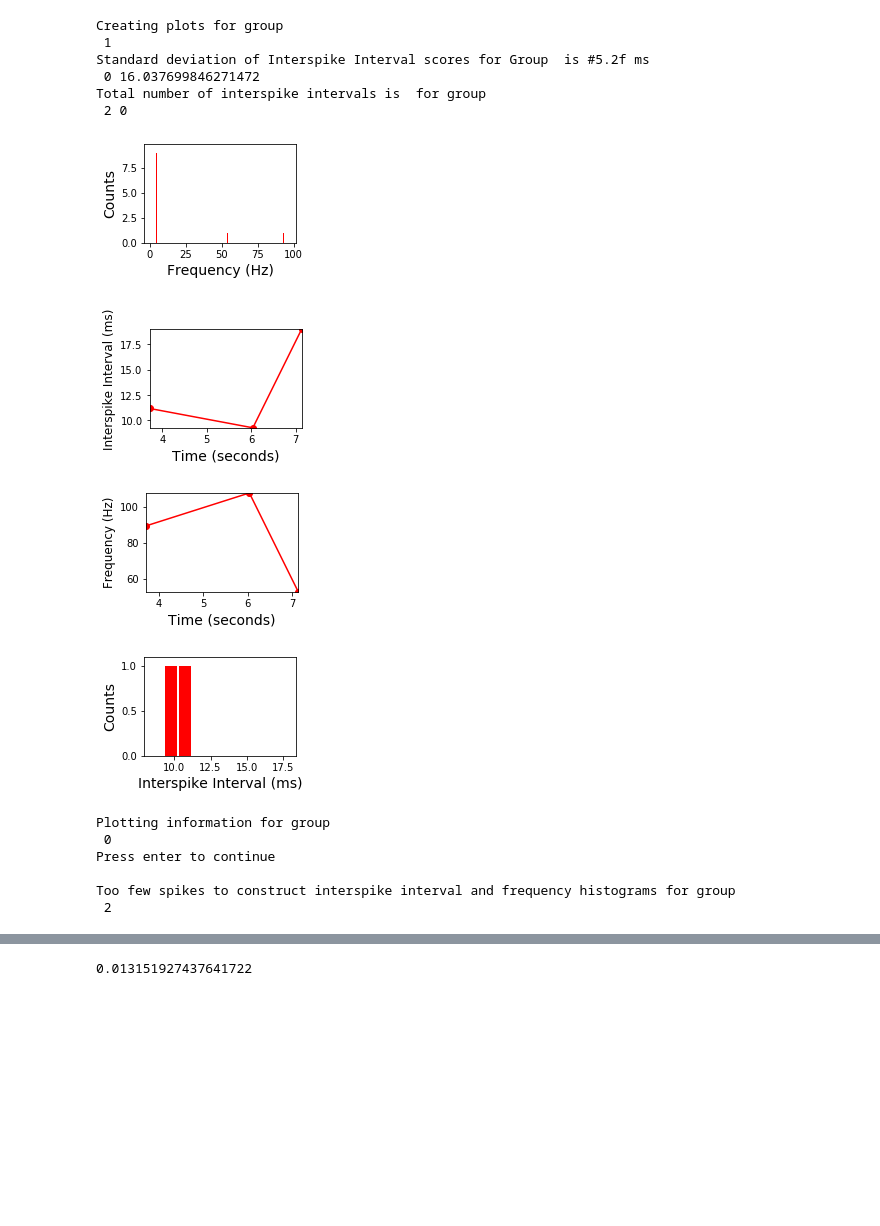
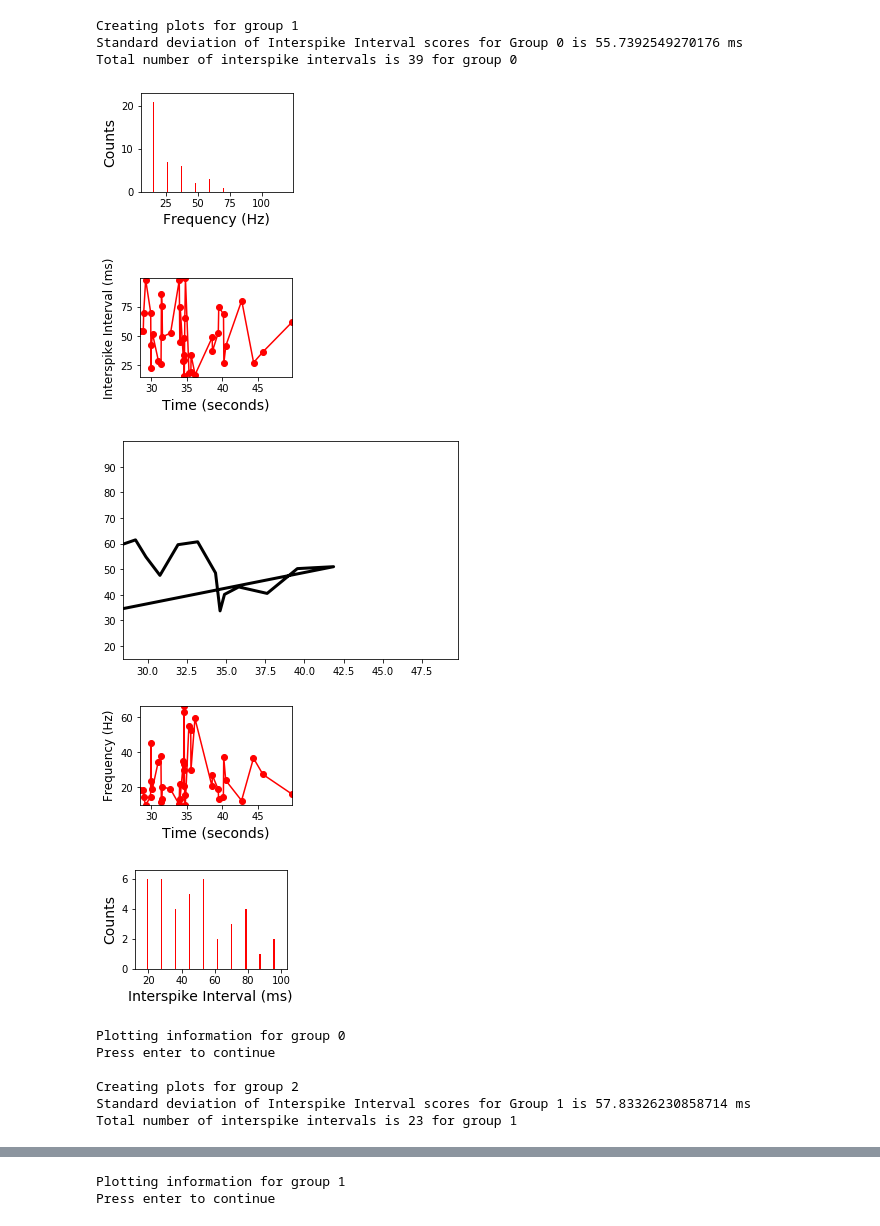
Before and after one commit to panarnur/Spike-Sort-Python, a Jupyter notebook: Spiker_Sorting.ipynb, the cells around one changed output, grey strips where cells are left out. Saved outputs shown, nothing was run; the diff lists cells and outputs as text; code cells hidden in the pictures; blank space fills up the shorter version.

```diff
--- a/Spiker_Sorting.ipynb
+++ b/Spiker_Sorting.ipynb
@@ -838,7 +847,7 @@ Finished calculating distance up to peak  out of  peaks
 End finding distances between scores
 # %%
-num_group_elements=np.zeros((1000,1))
-group_elements=np.zeros((1000,100))
+num_group_elements=np.zeros((100000,1))
+group_elements=np.zeros((100000,10000))
 
 number_groups = 0
 iretry_groups = 1
@@ -1394,7 +1376,7 @@ print('\n')
 
 for kk in range(0,number_groups):
     if (number_isi[kk] > 1):
-       print('Creating plots for group  \n',kk+1)
+       print('Creating plots for group {}'.format(kk+1))
        isimin = float(1e20)
        isimax = float(-1e20)
        isimean = 0.0
@@ -1407,23 +1389,24 @@ for kk in range(0,number_groups):
        fnum = float(number_isi[kk])
        isimean = isimean/fnum
        standard_deviation = sqrt((isimean2 - (isimean**2)/fnum)/(fnum-1))
-       print('Standard deviation of Interspike Interval scores for Group  is #5.2f ms \n',kk,1000.*standard_deviation)
+       print('Standard deviation of Interspike Interval scores for Group {} is {} ms'.format(kk,1000.*standard_deviation))
        disi = (isimax - isimin)/float(interval_freq)
        binisi = np.zeros((interval_freq,1))
        ijbinisi = 0
-       for ijk in range(0,int(interval_freq)):
+       for ijk in range(1,interval_freq+1):  #I added 1 because of the iterator is involved in arithmetic operations
            isi_low = isimin + float(ijk-1)*disi
            isi_high = isimin + float(ijk)*disi
-           xisi[ijk] = isimin + (float(ijk)-.5)*disi
+           xisi[ijk-1] = isimin + (float(ijk)-.5)*disi  #Added -1
            for ij in range(0,int(number_isi[kk])):
                if (yisi1[ij,kk] >= isi_low and yisi1[ij,kk] < isi_high):
-                  binisi[ijk] = binisi[ijk] + 1.0
+                  binisi[ijk-1] = binisi[ijk-1] + 1.0
                   ijbinisi = ijbinisi + 1
 
-       print('Total number of interspike intervals is  for group  \n',ijbinisi,kk)
+       print('Total number of interspike intervals is {} for group {}'.format(ijbinisi,kk))
 
        freqminc = 1e10
        freqmaxc = -1e10
+
        for ij in range(0,int(num_group_elements[kk])-1):
            ff = freq[ij,kk]
            freqminc = min(freqminc,freq[ij,kk])
@@ -1435,13 +1418,13 @@ for kk in range(0,number_groups):
        dfreq = (freqmax-freqmin)/float(interval_freq)
        ijbin = 0
        binfreq = np.zeros((interval_freq,1))
-       for ijk in range(0,int(interval_freq)):
+       for ijk in range(1,int(interval_freq)+1): #Added +1 because ijk is involved in arithmetic operations
            freq_low = freqmin + float(ijk-1)*dfreq
            freq_high = freqmin + float(ijk)*dfreq
-           xfreq[ijk] = freqmin + (float(ijk)-.5)*dfreq
+           xfreq[ijk-1] = freqmin + (float(ijk)-.5)*dfreq
            for ij in range(0,int(num_group_elements[kk])):
                if (freq[ij,kk] >= freq_low and freq[ij,kk] < freq_high):
-                   binfreq[ijk] = binfreq[ijk] + 1
+                   binfreq[ijk-1] = binfreq[ijk-1] + 1
                    ijbin = ijbin + 1
 
        sts = str(sts[kk])
@@ -1501,9 +1484,9 @@ for kk in range(0,number_groups):
        for ijka in np.arange(num_skip,int(number_isi[kk]-num_skip),num_skip):
            ijkc = ijkc + 1
 
-       xisiib_avg = np.zeros((ijkc,1))
-       yisiib_avg = np.zeros((ijkc,1))
-       freqb_avg = np.zeros((ijkc,1))
+       xisiib_avg = np.zeros((ijkc+10000,1))
+       yisiib_avg = np.zeros((ijkc+10000,1))
+       freqb_avg = np.zeros((ijkc+10000,1))
 
        ijkc = 0
        for ijka in np.arange(num_skip,int(number_isi[kk]-num_skip),num_skip):
@@ -1527,48 +1510,47 @@ for kk in range(0,number_groups):
        matplotlib.pyplot.subplot(2,2,1)
 
        plt.plot(xisiif,yisiif,sts)
        plt.axis([aaa,bbb,ccc,ddd])
        plt.xlabel('Time (seconds)',fontsize=14)
        plt.ylabel('Frequency (Hz)',fontSize=12)
        plt.show()
 
        if (ijkc > 1):
           plt.plot(xisiib_avg,freqb_avg,'k-',linewidth=3)
           plt.axis([aaa,bbb,ccc,ddd])
+          plt.show()
 
        matplotlib.pyplot.subplot(2,2,4)
 
        spltb_call_c=str(spltb[kk])
        xisi=xisi.ravel()
        binisi=binisi.ravel()
        plt.bar(1000*xisi,binisi,color=spltb_call_c)
        distxim = max(1000*xisi) - min(1000*xisi)
        plt.axis([min(1000*xisi)-.1*distxim,max(1000*xisi)+.1*distxim,0,1.1*max(binisi)])
        plt.xlabel('Interspike Interval (ms)',fontsize=14)
        plt.ylabel('Counts',fontsize=14)
        plt.show()
-       print('Plotting information for group  \n',kk)
+       print('Plotting information for group {}'.format(kk))
 
        if (kk < number_groups):
           print('Press enter to continue \n')
     else:
-        print('Too few spikes to construct interspike interval and frequency histograms for group  \n',number_groups)
+        print('Too few spikes to construct interspike interval and frequency histograms for group {}'.format(number_groups))
 
 plt.show()
 # %% [output]
-Creating plots for group
- 1
-Standard deviation of Interspike Interval scores for Group  is #5.2f ms
- 0 16.037699846271472
-Total number of interspike intervals is  for group
- 2 0
+Creating plots for group 1
+Standard deviation of Interspike Interval scores for Group 0 is 55.7392549270176 ms
+Total number of interspike intervals is 39 for group 0
-[figure, old version]
+[figure, new version]
-[figure, old version]
+[figure, new version]
-[figure, old version]
+[figure, new version]
-[figure, old version]
+[figure, new version]
+[figure, added]
-Plotting information for group
- 0
+Plotting information for group 0
 Press enter to continue
 
-Too few spikes to construct interspike interval and frequency histograms for group
- 2
+Creating plots for group 2
+Standard deviation of Interspike Interval scores for Group 1 is 57.83326230858714 ms
+Total number of interspike intervals is 23 for group 1
@@ -1575,4 +1562,2 @@ Too few spikes to construct interspike interval and frequency histograms for gro
+Plotting information for group 1
+Press enter to continue
-# %%
-print(isimean)
-# %% [output]
-0.013151927437641722
```
Also changed, not shown: parts of 7 cells of this notebook.
